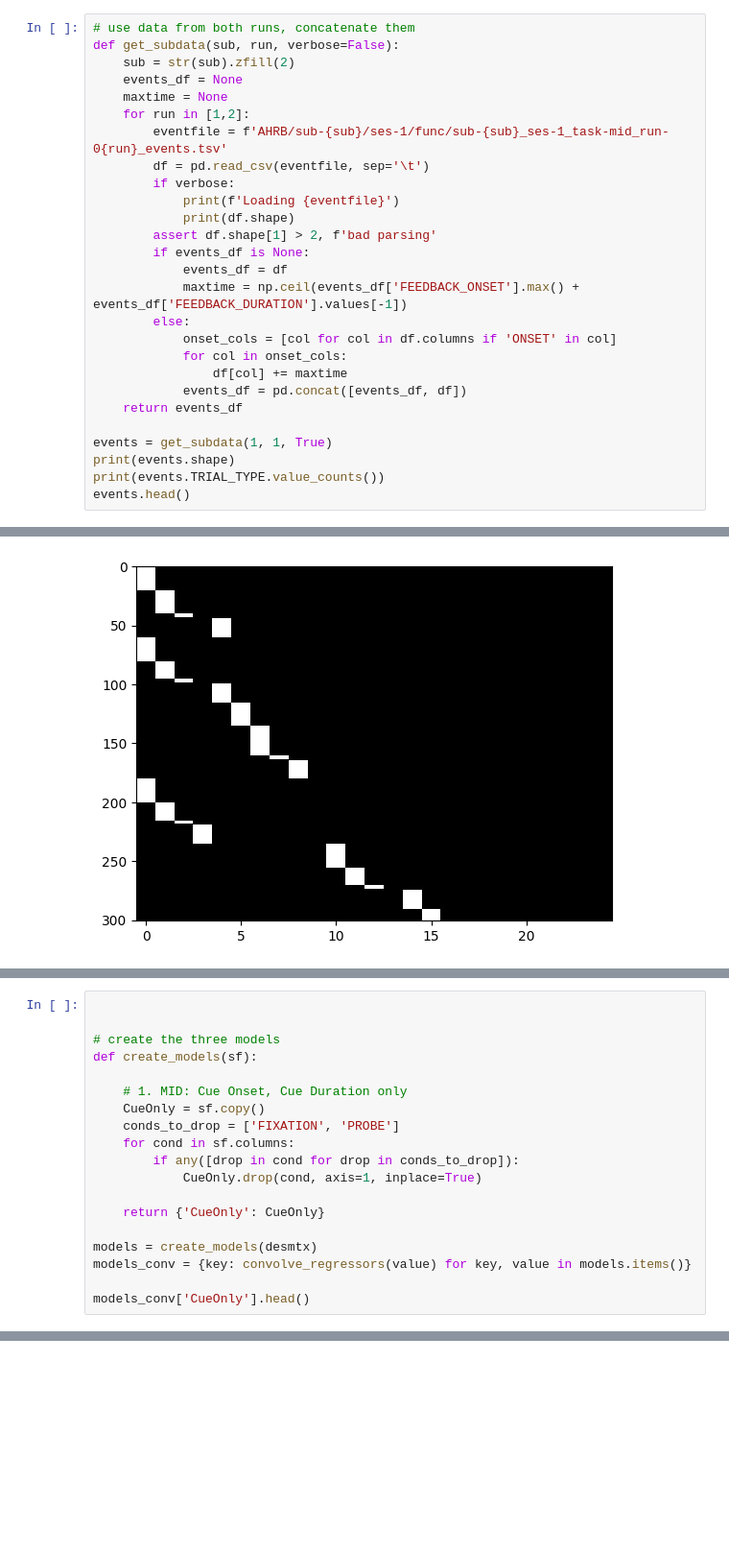
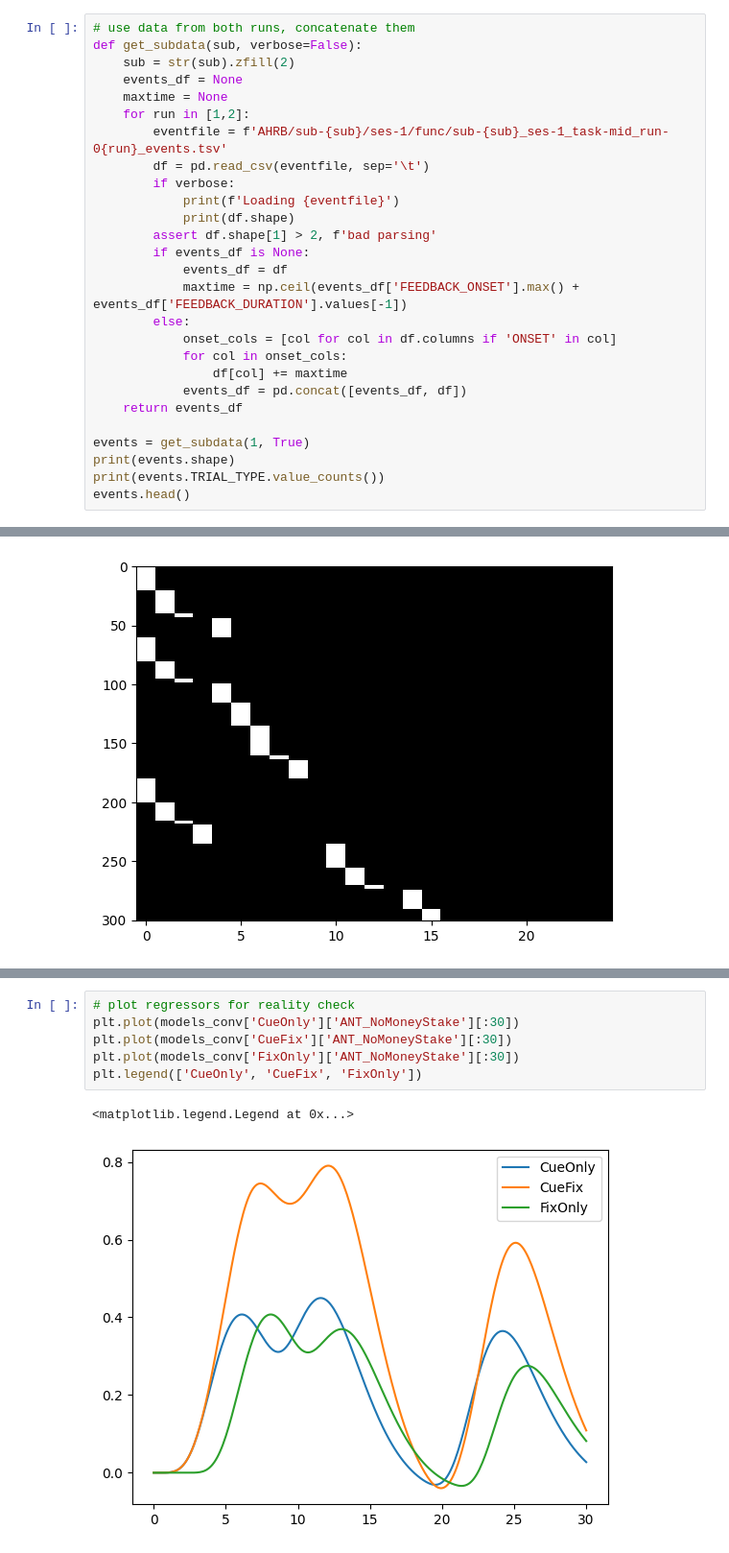
Before and after one commit to poldrack/MID_simulations, a Jupyter notebook: MID_sim_refactor.ipynb, the cells around one changed output, grey strips where cells are left out. Shown: that part at 96% size. Drawn from its saved outputs; the diff is of its cells as text; blank space fills up the shorter version.

```diff
--- a/MID_sim_refactor.ipynb
+++ b/MID_sim_refactor.ipynb
@@ -14,6 +16,6 @@ import statsmodels.formula.api as smf
 # %%
 # use data from both runs, concatenate them
-def get_subdata(sub, run, verbose=False):
+def get_subdata(sub, verbose=False):
     sub = str(sub).zfill(2)
     events_df = None
     maxtime = None
@@ -34,7 +36,7 @@ def get_subdata(sub, run, verbose=False):
             events_df = pd.concat([events_df, df])
     return events_df
 
-events = get_subdata(1, 1, True)
+events = get_subdata(1, True)
 print(events.shape)
 print(events.TRIAL_TYPE.value_counts())
 events.head()
@@ -198,19 +193,0 @@ dm_conv.head()
-# %%
-
-
-# create the three models
-def create_models(sf):
-
-    # 1. MID: Cue Onset, Cue Duration only
-    CueOnly = sf.copy()
-    conds_to_drop = ['FIXATION', 'PROBE']
-    for cond in sf.columns:
-        if any([drop in cond for drop in conds_to_drop]):
-            CueOnly.drop(cond, axis=1, inplace=True)
-
-    return {'CueOnly': CueOnly}
-
-models = create_models(desmtx)
-models_conv = {key: convolve_regressors(value) for key, value in models.items()}
-
-models_conv['CueOnly'].head()
@@ -228,0 +269,9 @@ plt.imshow(models_conv['CueOnly'][:50], aspect='auto', cmap='gray', interpolatio
+# %%
+# plot regressors for reality check
+plt.plot(models_conv['CueOnly']['ANT_NoMoneyStake'][:30])
+plt.plot(models_conv['CueFix']['ANT_NoMoneyStake'][:30])
+plt.plot(models_conv['FixOnly']['ANT_NoMoneyStake'][:30])
+plt.legend(['CueOnly', 'CueFix', 'FixOnly'])
+# %% [output]
+<matplotlib.legend.Legend at 0x...>
+[figure, added]
```
Also changed, not shown: parts of 34 cells of this notebook.
